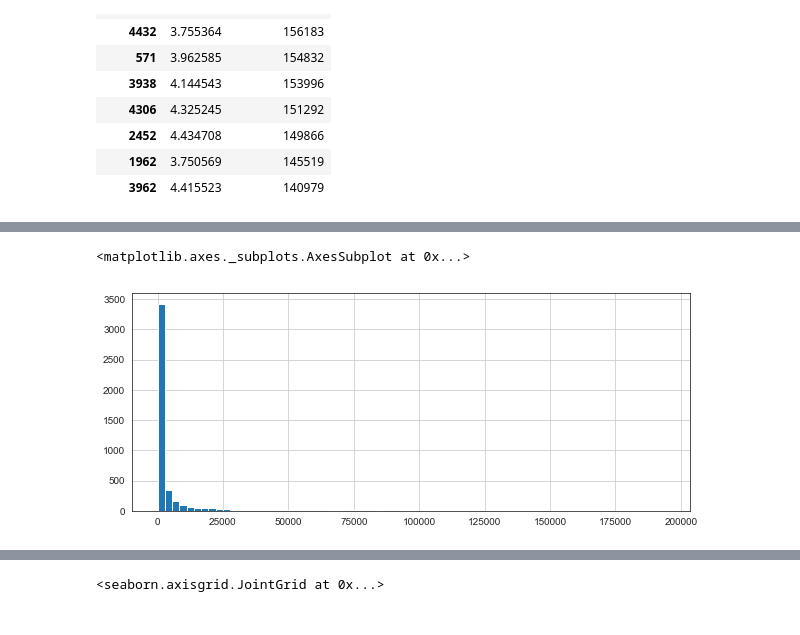
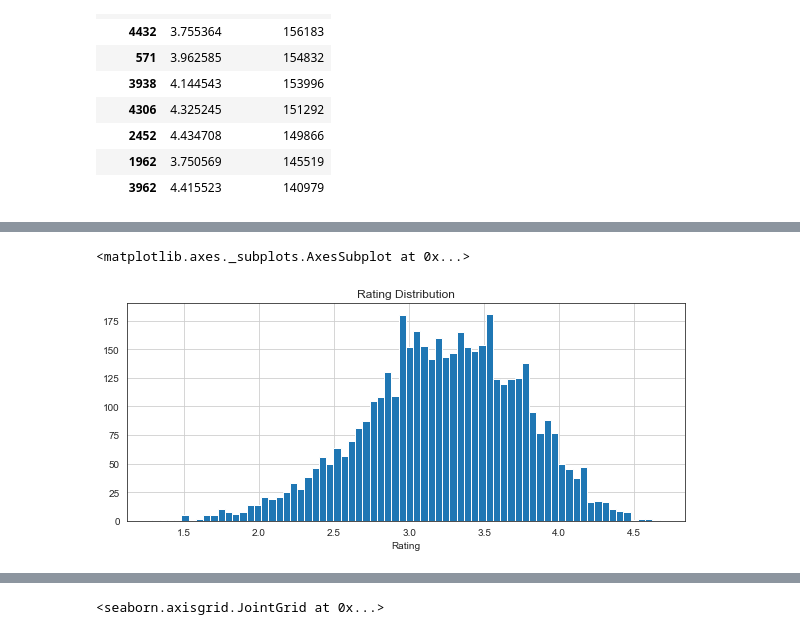
Before and after one commit to theroyalraj/Machine-Learning, a Jupyter notebook: NF-Recommnedation-System.ipynb, the cells around one changed output, grey strips where cells are left out. Cells and saved outputs as stored; diff of their text form; code cells hidden in the pictures.

```diff
--- a/NF-Recommnedation-System.ipynb
+++ b/NF-Recommnedation-System.ipynb
@@ -175,6 +204,8 @@ ratings.sort_values('num of ratings',ascending=False).head(10)
 # %%
 pyp.figure(figsize=(10,4))
-ratings['num of ratings'].hist(bins=70)
+pyp.title('Rating Distribution')
+pyp.xlabel('Rating')
+ratings['Rating'].hist(bins=70)
 # %% [output]
 <matplotlib.axes._subplots.AxesSubplot at 0x...>
-[figure, old version]
+[figure, new version]
```
Also changed, not shown: parts of 14 cells of this notebook.
